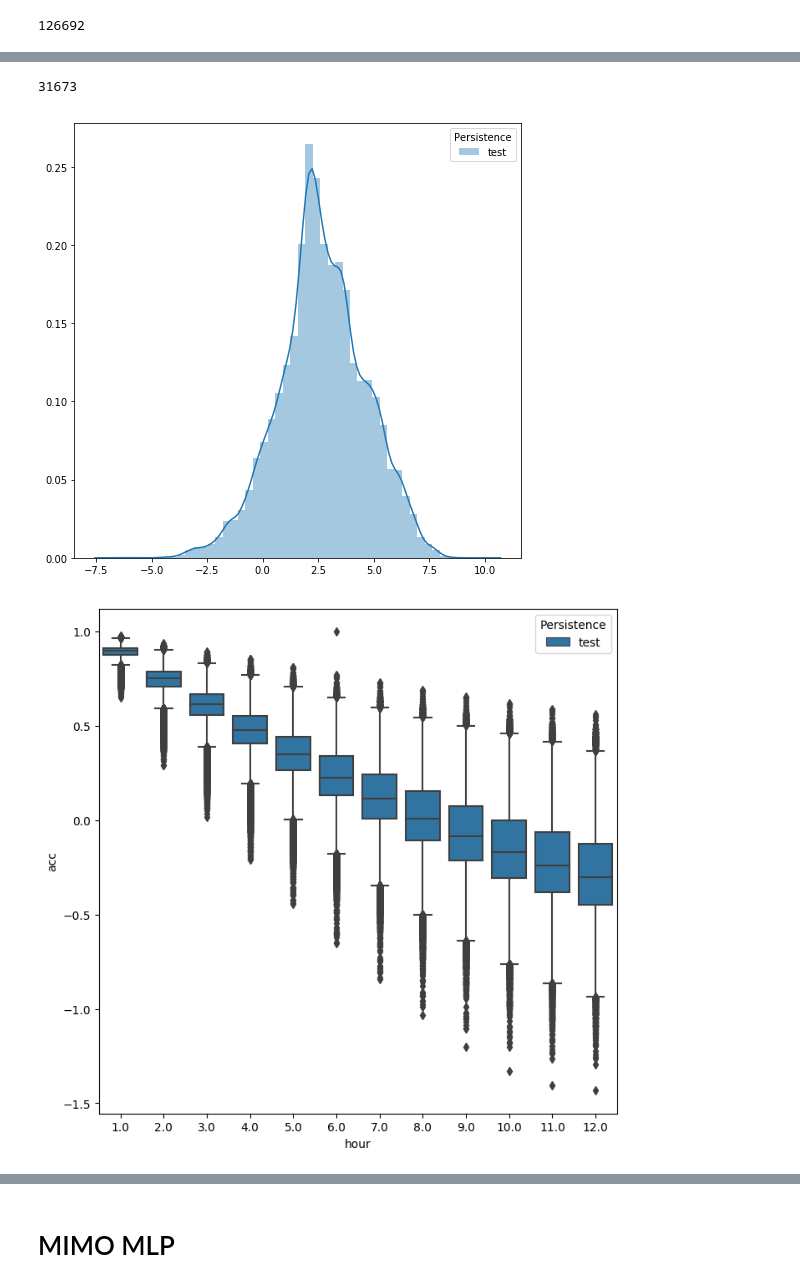
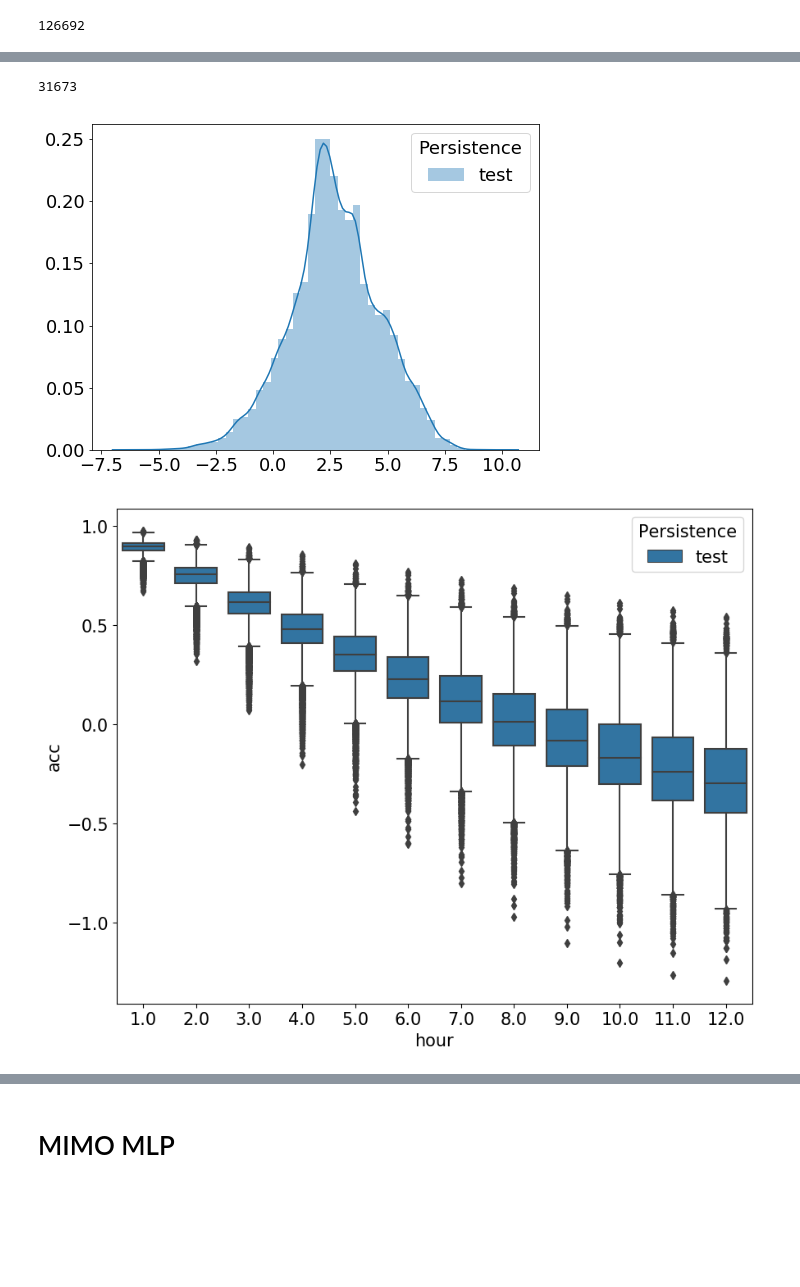
Before and after one commit to bejar/Wind, a Jupyter notebook: Notebooks/0EnergiesStatisticsFullExpIndividual.ipynb, the cells around one changed output, grey strips where cells are left out. Saved outputs shown, nothing was run; the diff lists cells and outputs as text; code cells hidden in the pictures; blank space fills up the shorter version.

```diff
--- a/Notebooks/0EnergiesStatisticsFullExpIndividual.ipynb
+++ b/Notebooks/0EnergiesStatisticsFullExpIndividual.ipynb
@@ -27,14 +27,14 @@ results.plot_map(dset=('test'),figsize=(1200,800))
 # %%
 results.sample(0.25)
 results.selected_size()
-results.plot_distplot(dset=('test'),figsize=(8,8))
+results.plot_distplot(dset=('test'),figsize=(8,6), title='Persistence', font=18, labels=['test'])
 # %% [output]
 31673
-[figure, old version]
+[figure, new version]
 # %%
-results.plot_hours_boxplot(dset=('test'),figsize=(8,8))
+results.plot_hours_boxplot(dset=('test'),figsize=(10,8), title='Persistence', font=15)
 # %% [output]
-[figure, old version]
+[figure, new version]
 # %%
 results.plot_densplot(plot='regression',glm=True, figsize=(8,8))
 # %% [output]
```
Also changed, not shown: parts of 1 cell of this notebook, 7 other files.
